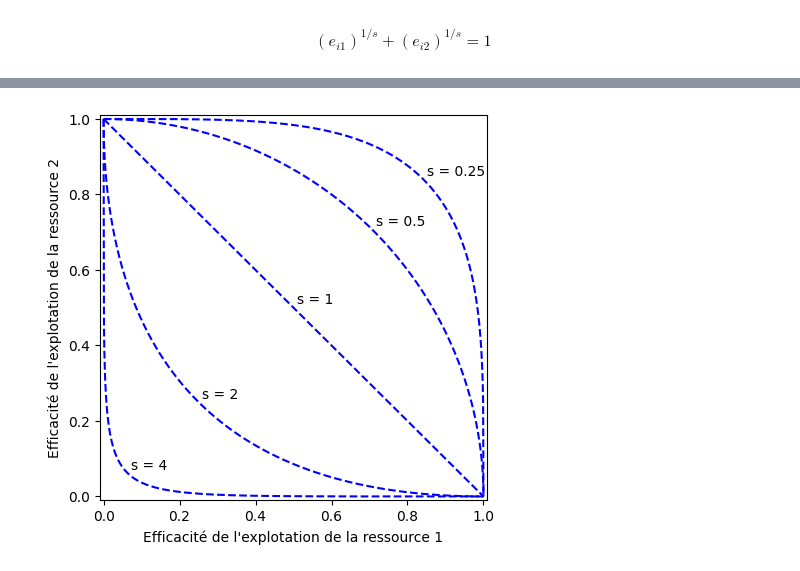
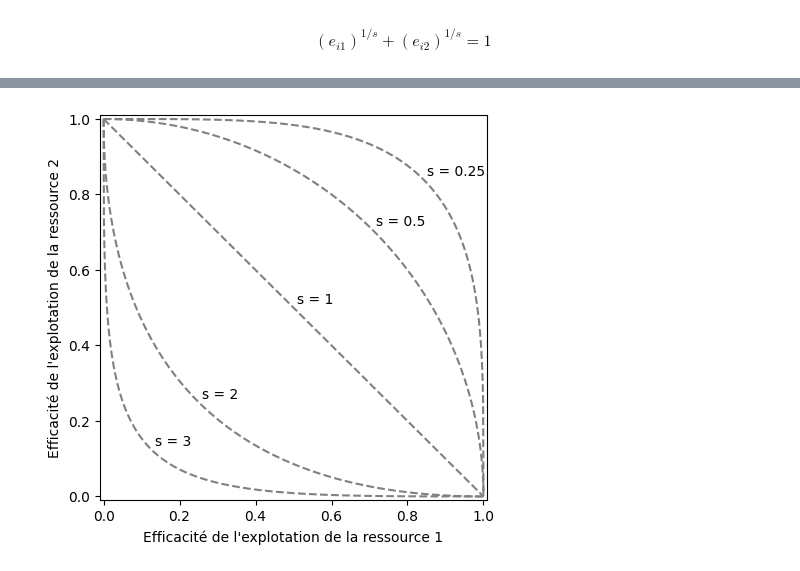
Before and after one commit to tabernard/community-generator, a Jupyter notebook: Presentation.ipynb, the cells around one changed output, grey strips where cells are left out. Saved outputs shown, nothing was run; the diff lists cells and outputs as text; code cells hidden in the pictures.

```diff
--- a/Presentation.ipynb
+++ b/Presentation.ipynb
@@ -61,24 +65,24 @@ ax.plot([mu2]*2,
 # %%
-s = [0.25,0.5,1,2,4]
+s = [0.25,0.5,1,2,3]
 
 fig, ax = plt.subplots(1, 1)
 fig.set_size_inches(5,5)
 ax.set_xlim(-0.01,1.01)
 ax.set_ylim(-0.01,1.01)
 ax.set_xlabel("Efficacité de l'explotation de la ressource 1")
 ax.set_ylabel("Efficacité de l'explotation de la ressource 2")
 x = np.linspace(0,1,1000)
 xlab = [i/500*0.5 for i in range(1000)]
 ylab = [i/500 - i/500*0.5 for i in range(1000)]
 for i in range(len(s)):
     y = (1-(x)**(1/s[i]))**s[i]
     first_line = LineString(np.column_stack((x, y)))
     lab_line = LineString(np.column_stack((xlab, ylab)))
     intersection_lab = first_line.intersection(lab_line)
-    ax.plot(x, y, 'b--')
+    ax.plot(x, y, color = 'grey', linestyle = 'dashed')
     lab1, lab2 = intersection_lab.xy
     ax.annotate(str('s = '+str(s[i])), xy=(lab1[0]+0.01,lab2[0]+0.01), xycoords='data')
 # %% [output]
-[figure, old version]
+[figure, new version]
 # %%
 reg = 0.5
```
Also changed, not shown: parts of 8 cells of this notebook, 1 other file.
